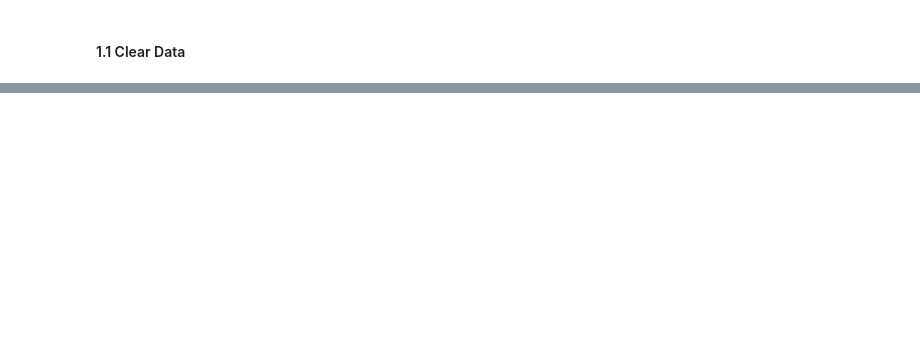
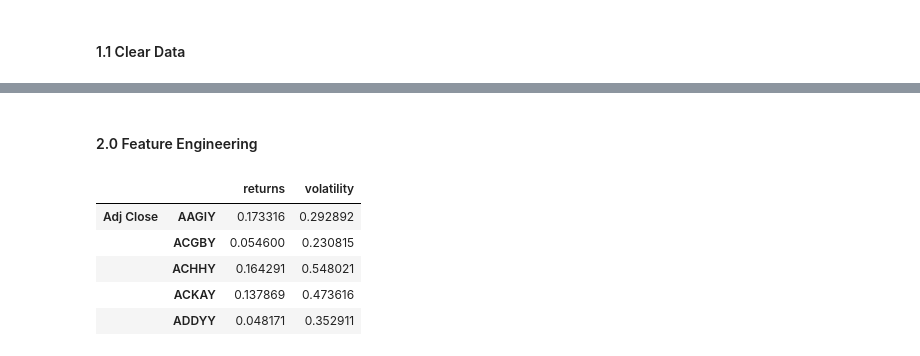
Before and after one commit to benchov/Machine_Learning_for_Trading_Knowledge, a Jupyter notebook: Market_Analysis_I.ipynb, the cells around one changed output, grey strips where cells are left out. Drawn from its saved outputs; the diff is of its cells as text; code cells hidden in the pictures; blank space fills up the shorter version.

```diff
--- a/Market_Analysis_I.ipynb
+++ b/Market_Analysis_I.ipynb
@@ -78,3 +175,14 @@ data.info()
+# %% [markdown]
+#### 2.0 Feature Engineering
 # %%
-# create dataframe which cointains return and volatility infoemation
-df_extended = pd.DataFrame(data.p)
+# create dataframe which cointains return and volatility information
+df_extended = pd.DataFrame(data.pct_change().mean() * 255, columns=['returns'])
+df_extended['volatility'] = data.pct_change().std() * np.sqrt(255)
+df_extended.head()
+# %% [output]
+|  |  | returns | volatility |
+| Adj Close | AAGIY | 0.173316 | 0.292892 |
+|  | ACGBY | 0.054600 | 0.230815 |
+|  | ACHHY | 0.164291 | 0.548021 |
+|  | ACKAY | 0.137869 | 0.473616 |
+|  | ADDYY | 0.048171 | 0.352911 |
```
Also changed, not shown: parts of 13 cells of this notebook.
